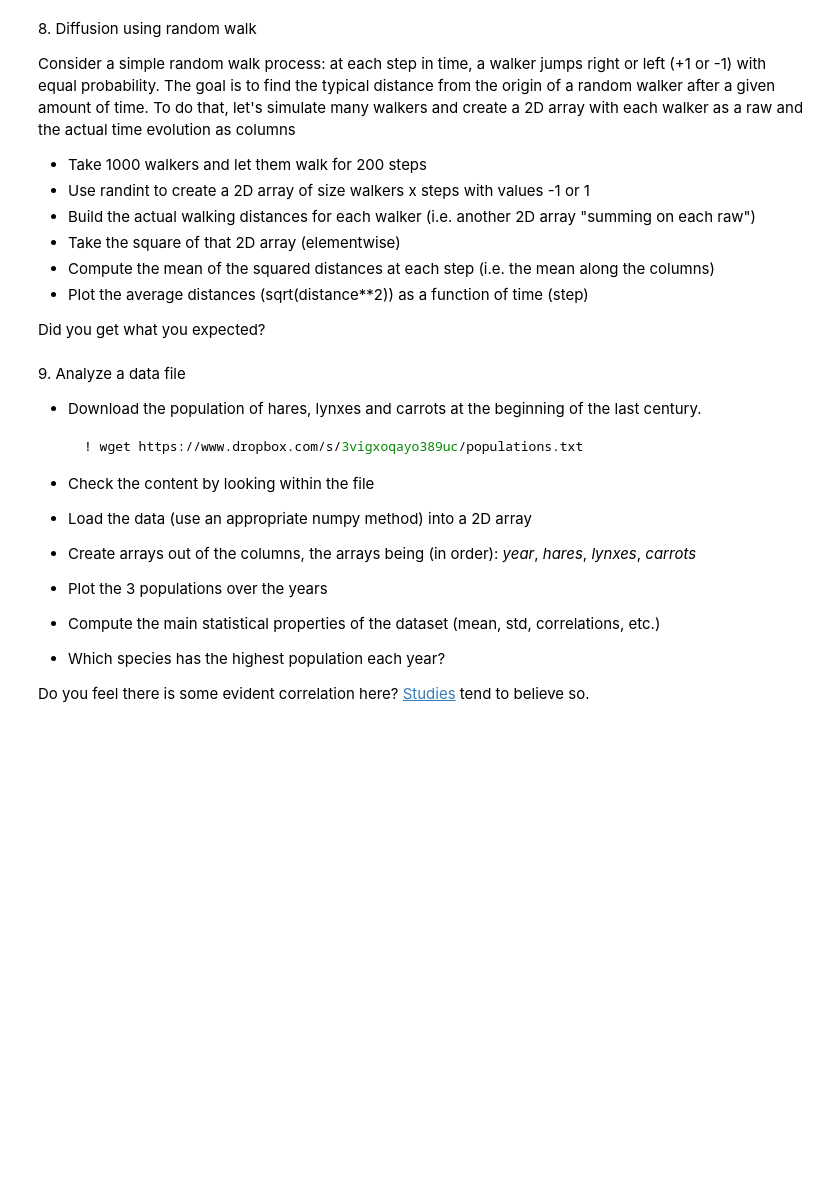
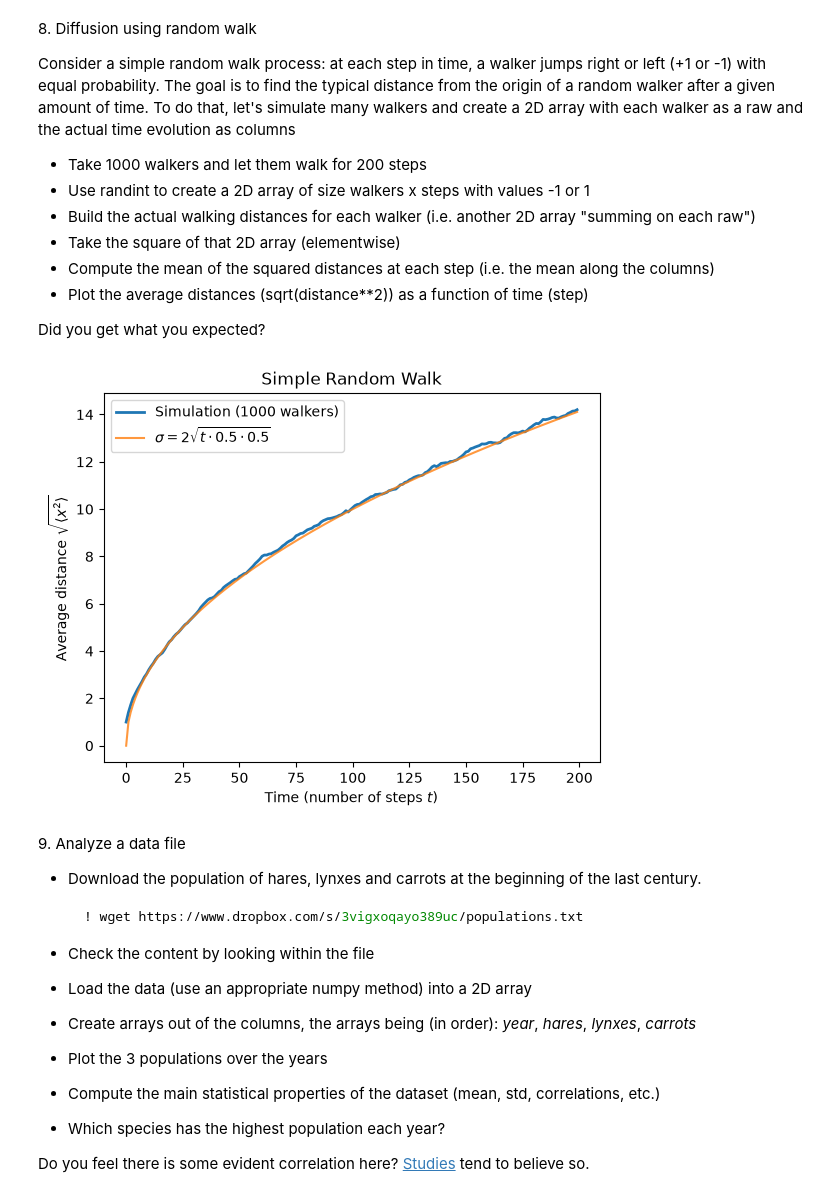
Before and after one commit to giorgio-prevosti/LaboratoryOfComputationalPhysics_Y9, a Jupyter notebook: 04ex_Numpy.ipynb, the cells around one changed output. Saved outputs shown, nothing was run; the diff lists cells and outputs as text; code cells hidden in the pictures; blank space fills up the shorter version.

```diff
--- a/04ex_Numpy.ipynb
+++ b/04ex_Numpy.ipynb
@@ -44,3 +176,9 @@ The corresponding positions in miles are: 0, 198, 303, 736, 871, 1175, 1475, 154
 
   * Construct a 2D grid of distances among each city along Route 66
   * Convert that in km (those savages...)
+# %%
+r = np.array([0, 198, 303, 736, 871, 1175, 1475, 1544, 1913, 2448])
+c = np.array([(i,) for i in r])
+t = abs(r-c)*1.6
+
+print(t)
@@ -67,6 +260,33 @@ To do that, let's simulate many walkers and create a 2D array with each walker a
   * Plot the average distances (sqrt(distance\*\*2)) as a function of time (step)
 
 Did you get what you expected?
+# %%
+from matplotlib.ticker import MaxNLocator
+npr.seed(123)
+
+# 1000 walkers do 200 steps +1 or -1
+rw = npr.randint(-1, 1, size=(1000,200))
+rw[rw == 0] = 1
+
+# walking distance at each step
+wd = np.cumsum(rw, axis=1)
+
+# mean of squared distance at each step
+wd_sqr = wd**2
+ave_sd = np.mean(wd_sqr, axis=0)
+
+# plot of average distances as function of steps
+fig, ax = plt.subplots()
+ax.set_title('Simple Random Walk')
+ax.set_xlabel(r'Time (number of steps $t$)')
+ax.xaxis.set_major_locator(MaxNLocator(integer=True))
+ax.set_ylabel(r'Average distance $\sqrt{\langle x^2 \rangle}$')
+ax.plot(np.sqrt(ave_sd), lw = 2, label = 'Simulation (1000 walkers)')
+ax.plot(np.arange(0,200), np.sqrt(np.arange(0,200)), alpha = 0.8, label = r'$\sigma=2\sqrt{t\cdot0.5\cdot0.5}$')
+ax.legend()
+plt.show()
+# %% [output]
+[figure, added]
 # %% [markdown]
 9\. Analyze a data file
   * Download the population of hares, lynxes and carrots at the beginning of the last century.
```
Also changed, not shown: parts of 8 cells of this notebook.
